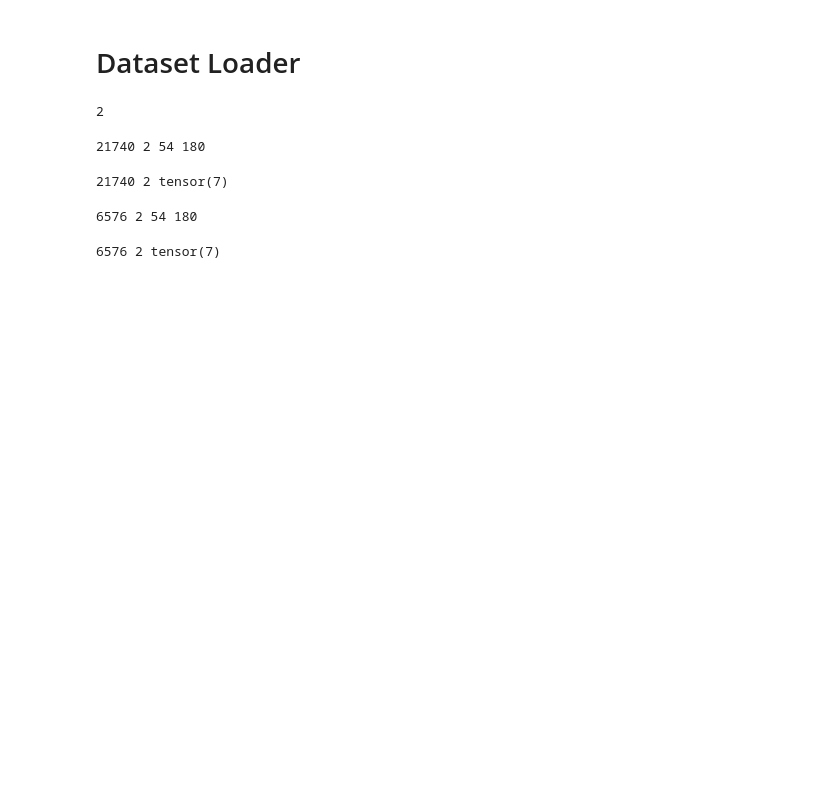
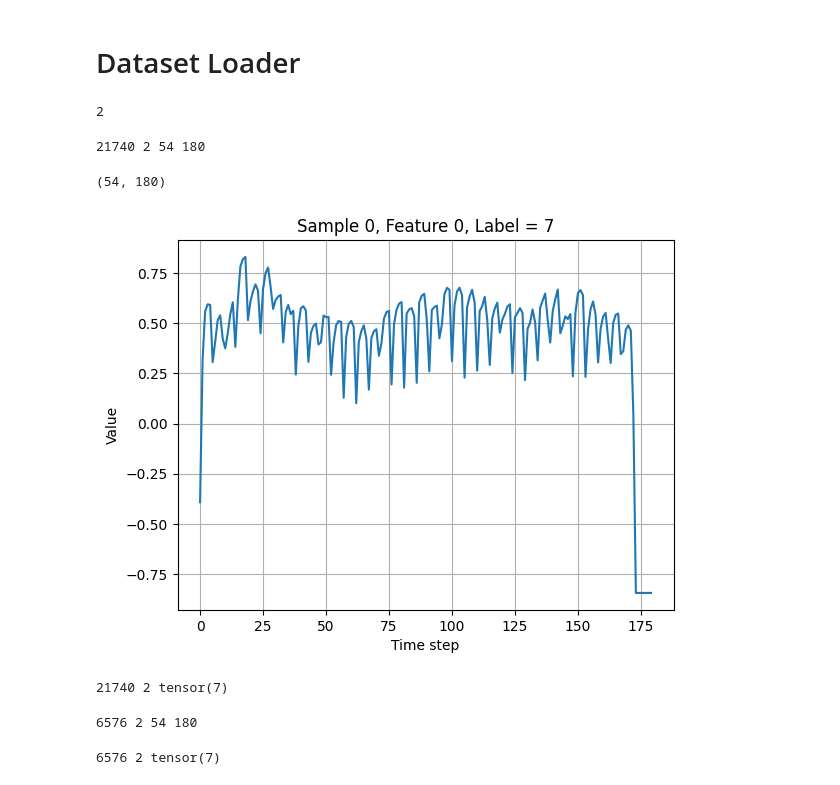
Before and after one commit to Mohamed-Mohamed-Ibrahim/Environmental-Sound-Classification, a Jupyter notebook: rnn.ipynb, the cells around one changed output. Drawn from its saved outputs; the diff is of its cells as text; code cells hidden in the pictures; blank space fills up the shorter version.

```diff
--- a/rnn.ipynb
+++ b/rnn.ipynb
@@ -122,15 +122,3 @@ class UrbanSound8kDataset(Dataset):
 
     def __len__(self):
         return self.len
-# %%
-import numpy as np
-import pickle
-
-# Load train data to compute stats
-with open('/kaggle/input/urbansound8k-feature-extraction/train_data.pkl', 'rb') as f:
-    x_data, _ = pickle.load(f)
-
-# Stack to shape (num_samples * frames, features) = (N * 180, 55)
-x_all = np.vstack(x_data)
-mean = x_all.mean(axis=0)     # shape: (55,)
-std = x_all.std(axis=0) + 1e-8  # Add epsilon to avoid divide-by-zero
@@ -149,6 +166,26 @@ val_loader = DataLoader(dataset=val_dataset,
 print(len(train_dataset), len(train_dataset[0]), len(train_dataset[0][0]), len(train_dataset[0][0][0]))
 # %% [output]
 21740 2 54 180
+# %%
+import matplotlib.pyplot as plt
+
+# Get the first sample's x
+x, y = train_dataset[0]
+
+# Convert to NumPy if it's a tensor
+x = x.numpy()
+
+# Plot the first feature vector (e.g. first time series)
+print(x.shape)
+plt.plot(x[0])
+plt.title(f"Sample 0, Feature 0, Label = {y}")
+plt.xlabel("Time step")
+plt.ylabel("Value")
+plt.grid(True)
+plt.show()
+# %% [output]
+(54, 180)
+[figure, added]
 # %%
 print(len(train_dataset), len(train_dataset[1]), train_dataset[1][1])
 # %% [output]
```
Also changed, not shown: parts of 7 cells of this notebook.
